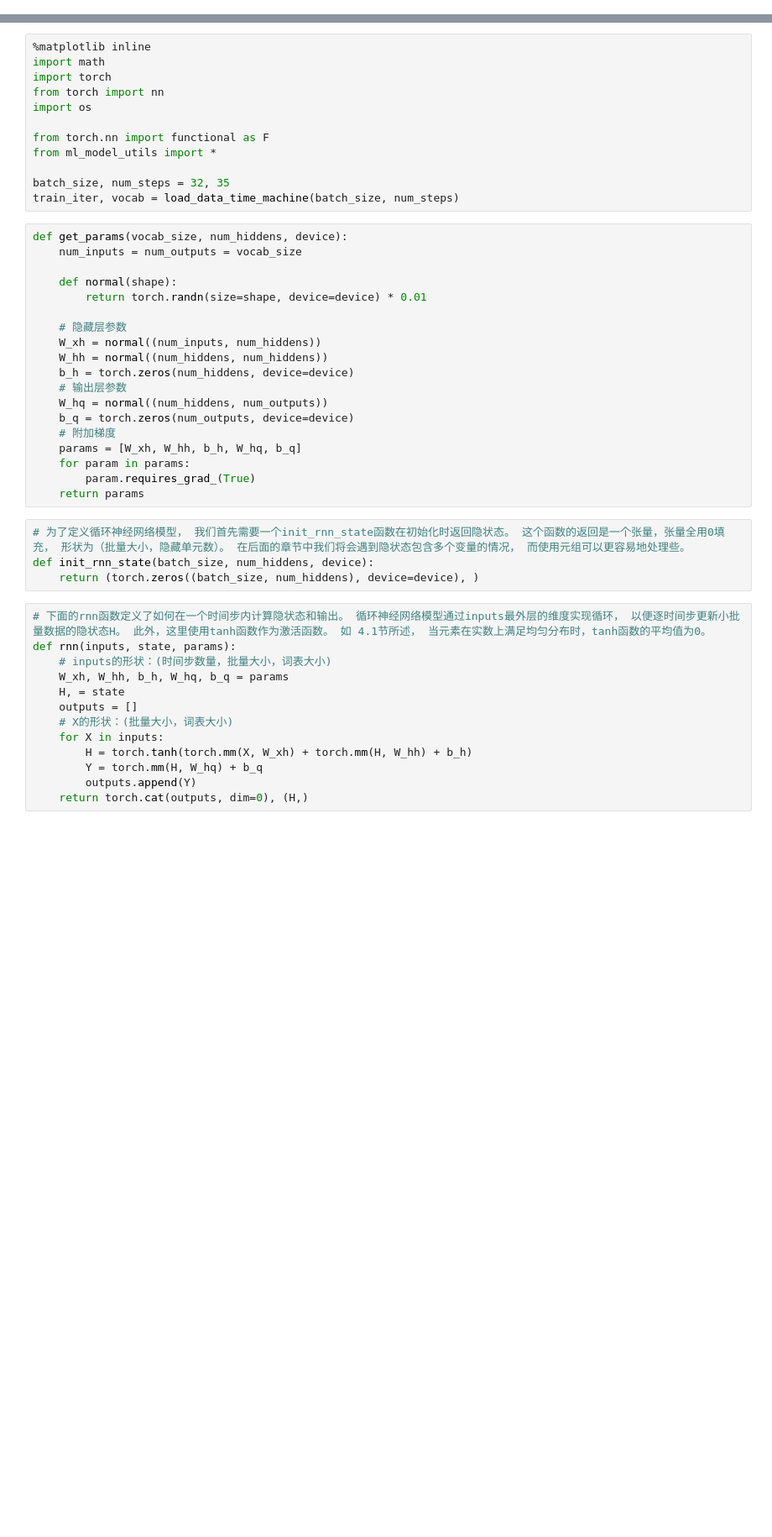
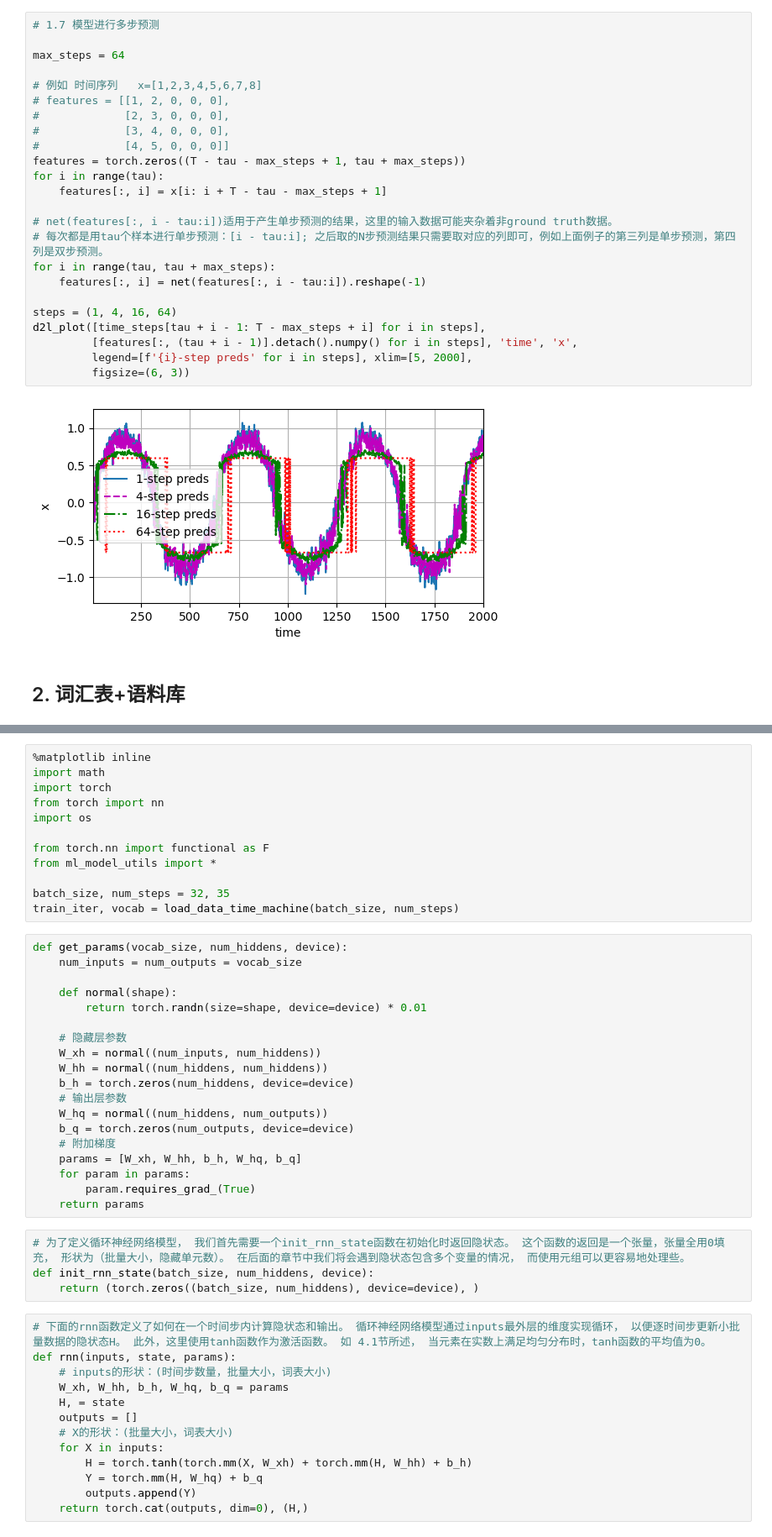
Before and after one commit to chilltse/notes_limu, a Jupyter notebook: model/RNN.ipynb, the cells around one changed output, grey strips where cells are left out. Shown at 84% size. Cells and saved outputs as stored; diff of their text form; blank space fills up the shorter version.

```diff
--- a/model/RNN.ipynb
+++ b/model/RNN.ipynb
@@ -18,0 +173,28 @@ plt.show()
+# %%
+# 1.7 模型进行多步预测
+
+max_steps = 64
+
+# 例如 时间序列   x=[1,2,3,4,5,6,7,8]
+# features = [[1, 2, 0, 0, 0],
+#             [2, 3, 0, 0, 0],
+#             [3, 4, 0, 0, 0],
+#             [4, 5, 0, 0, 0]]
+features = torch.zeros((T - tau - max_steps + 1, tau + max_steps))
+for i in range(tau):
+    features[:, i] = x[i: i + T - tau - max_steps + 1]
+
+# net(features[:, i - tau:i])适用于产生单步预测的结果，这里的输入数据可能夹杂着非ground truth数据。
+# 每次都是用tau个样本进行单步预测：[i - tau:i]; 之后取的N步预测结果只需要取对应的列即可，例如上面例子的第三列是单步预测，第四列是双步预测。
+for i in range(tau, tau + max_steps):
+    features[:, i] = net(features[:, i - tau:i]).reshape(-1)
+
+steps = (1, 4, 16, 64)
+d2l_plot([time_steps[tau + i - 1: T - max_steps + i] for i in steps],
+         [features[:, (tau + i - 1)].detach().numpy() for i in steps], 'time', 'x',
+         legend=[f'{i}-step preds' for i in steps], xlim=[5, 2000],
+         figsize=(6, 3))
+# %% [output]
+[figure, added]
+# %% [markdown]
+## 2. 词汇表+语料库
```
Also changed, not shown: parts of 20 cells of this notebook, 2 other files.
